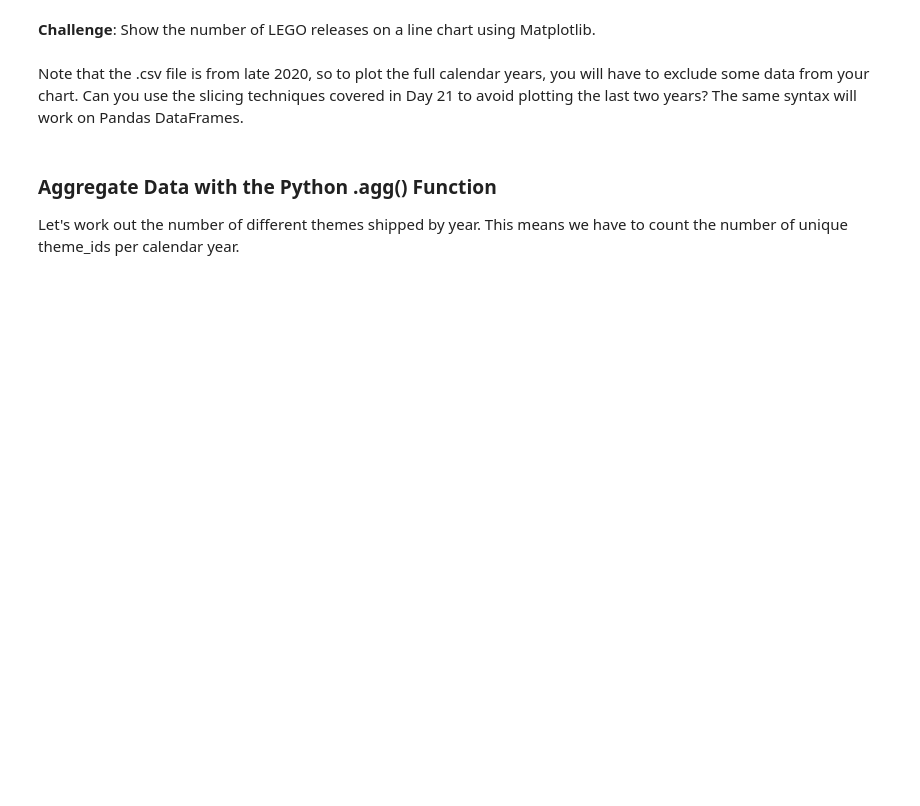
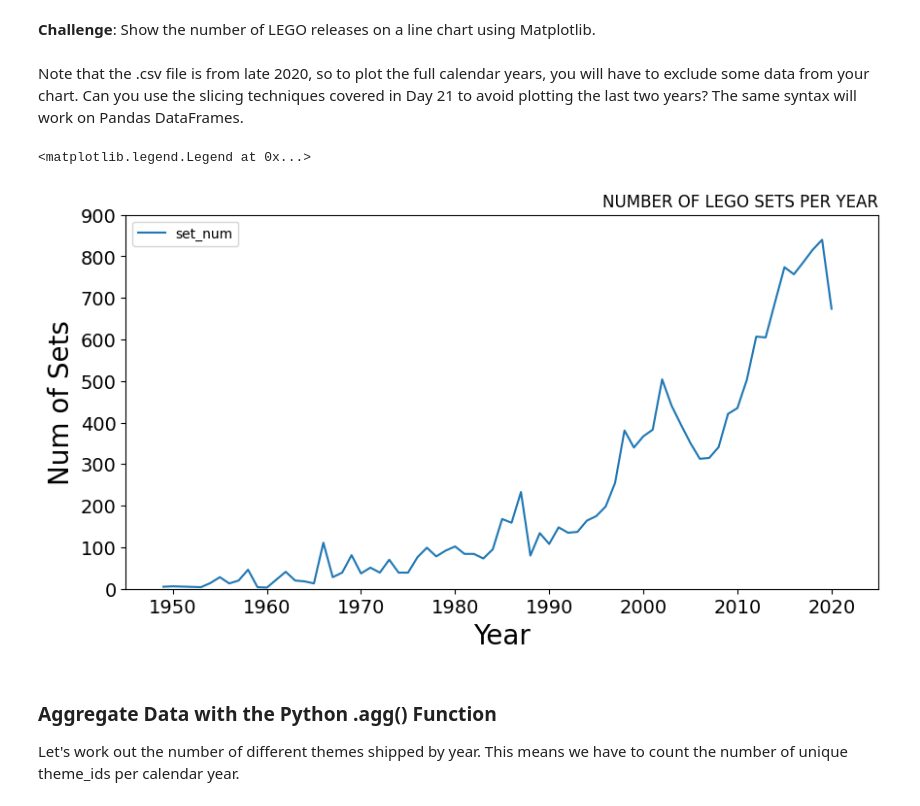
Before and after one commit to erfaw/elasti_py, a Jupyter notebook: Day074-erf/LEGO Notebook and Data (start)/Lego_Analysis_for_Course_(start).ipynb, the cells around one changed output. Cells and saved outputs as stored; diff of their text form; code cells hidden in the pictures; blank space fills up the shorter version.

Commit message:
in 'Day074-erf\LEGO Notebook and Data (start)\Lego_Analysis_for_Course_(start).ipynb': end of 006

```diff
--- a/Day074-erf/LEGO Notebook and Data (start)/Lego_Analysis_for_Course_(start).ipynb
+++ b/Day074-erf/LEGO Notebook and Data (start)/Lego_Analysis_for_Course_(start).ipynb
@@ -157,3 +159,6 @@ sets_df.sort_values('num_parts', ascending=False).max().to_frame().rename(column
 | num_parts | 9987 |
 # %% [markdown]
 **Challenge**: Use <code>.groupby()</code> and <code>.count()</code> to show the number of LEGO sets released year-on-year. How do the number of sets released in 1955 compare to the number of sets released in 2019?
+# %%
+sets_by_year = sets_df.groupby('year').count()
+sets_by_year['set_num'][:-1]
@@ -161,6 +180,25 @@ sets_df.sort_values('num_parts', ascending=False).max().to_frame().rename(column
 **Challenge**: Show the number of LEGO releases on a line chart using Matplotlib. <br>
 <br>
 Note that the .csv file is from late 2020, so to plot the full calendar years, you will have to exclude some data from your chart. Can you use the slicing techniques covered in Day 21 to avoid plotting the last two years? The same syntax will work on Pandas DataFrames.
+# %%
+plt.figure(figsize=(10, 5))
+plt.xlabel('Year', fontsize= 20)
+plt.ylabel('Num of Sets', fontsize= 20)
+plt.xticks(fontsize= 14)
+plt.yticks(fontsize= 14)
+plt.ylim(0, 900)
+plt.xlim(1945, 2025)
+plt.title('number of lego sets per year'.upper(), loc='right')
+
+plt.plot(
+    sets_by_year['set_num'][:-1].index, # X
+    sets_by_year['set_num'][:-1], # Y
+    data= sets_by_year['set_num'],
+)
+plt.legend()
+# %% [output]
+<matplotlib.legend.Legend at 0x...>
+[figure, added]
 # %% [markdown]
 ### Aggregate Data with the Python .agg() Function
 
```
Also changed, not shown: parts of 5 cells of this notebook.
